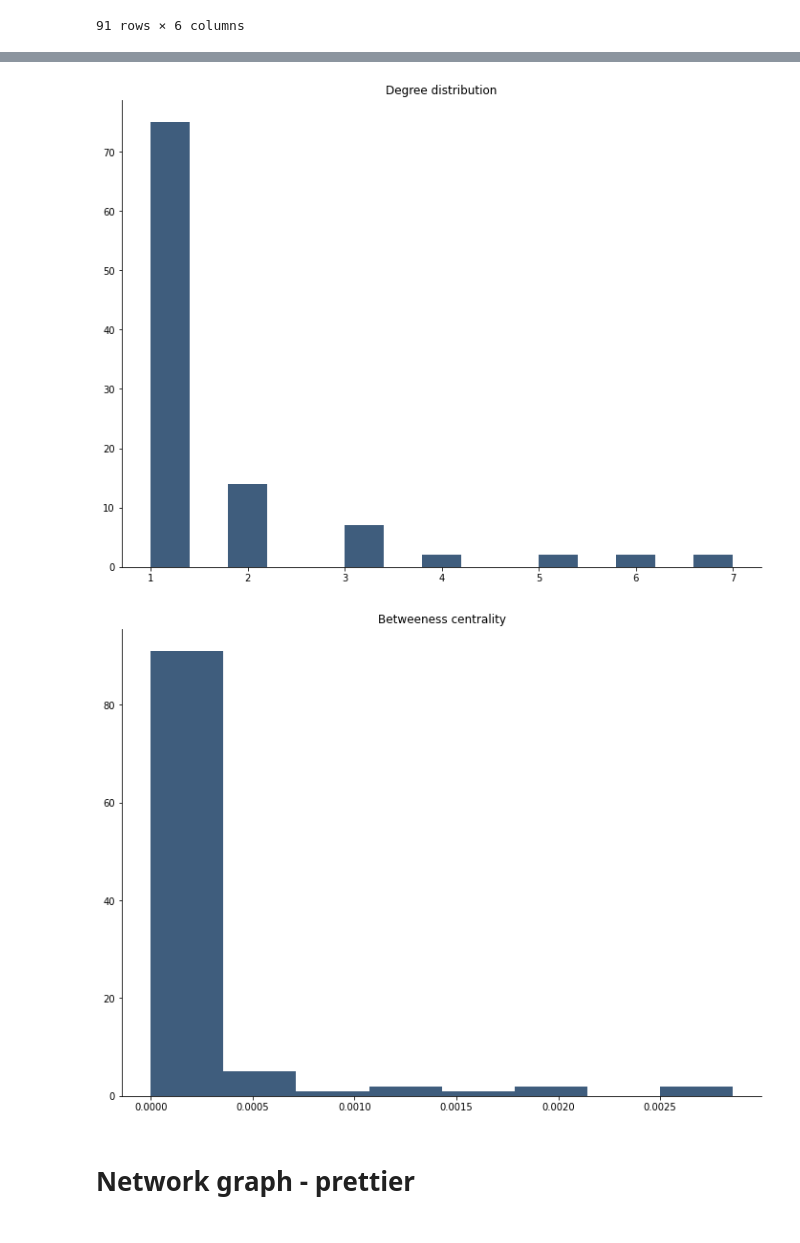
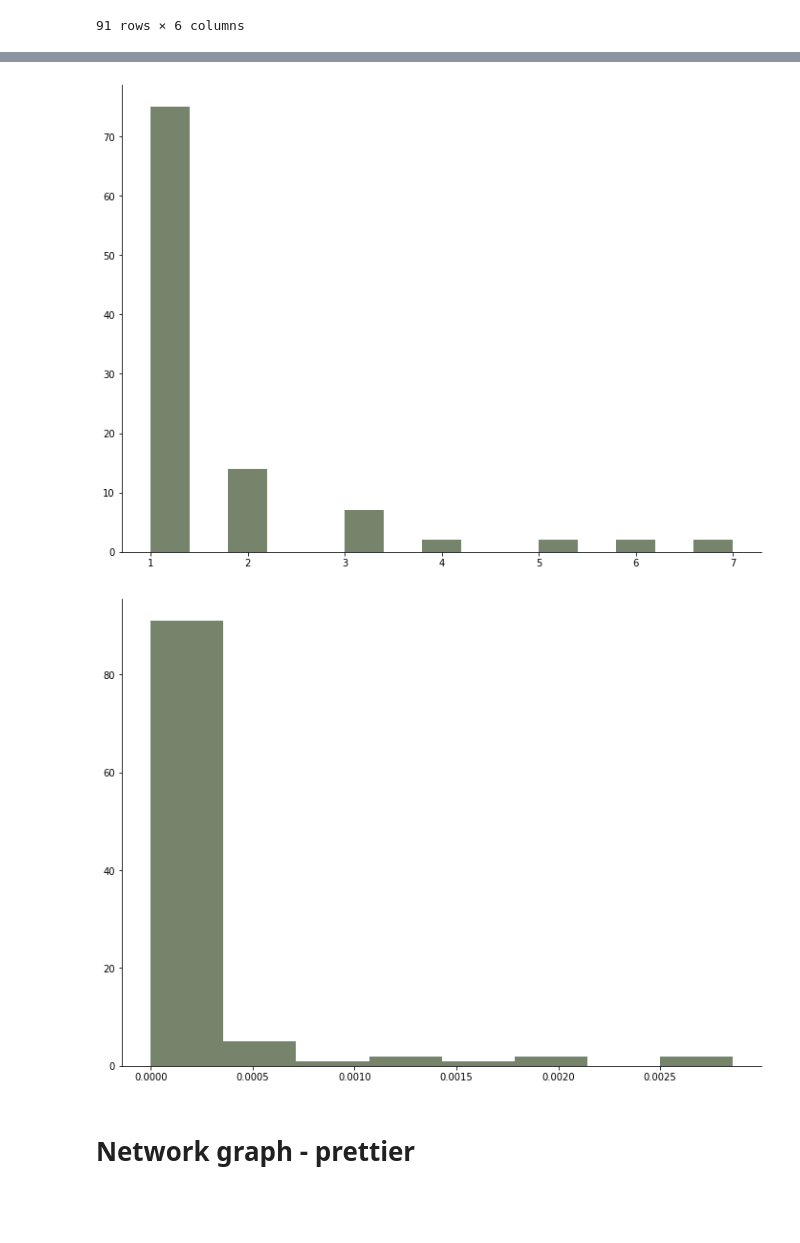
Before and after one commit to rkoprik/txs_graph, a Jupyter notebook: SoChain.ipynb, the cells around one changed output, grey strips where cells are left out. Saved outputs shown, nothing was run; the diff lists cells and outputs as text; code cells hidden in the pictures.

```diff
--- a/SoChain.ipynb
+++ b/SoChain.ipynb
@@ -8,4 +10,9 @@ https://chain.so/
 # %%
+#####################
+###### BITCOIN ######
+#####################
+
+
 # import packages
 import requests
 import tabulate
@@ -22,7 +29,7 @@ import datetime
 block_range = list(range(683093, 683200))
 
 r1 = 0
-r2 = 4
+r2 = 10
 size_block = range(r1, r2)
 
 # transaction info
@@ -126,6 +133,7 @@ df['date_form'] = date_form
 df = df.drop(columns = 'date')
 df = df.rename(columns = {'date_form': 'date'}, inplace = False)
 
+df.to_csv("BTC_df.csv")
 df
 # %% [output]
 A value is trying to be set on a copy of a slice from a DataFrame.
@@ -576,35 +606,31 @@ ax.spines["top"].set_visible(False) # Remove plot frame line on the top
 ax.spines["right"].set_visible(False) # Remove plot frame line on the right
 ax.get_xaxis().tick_bottom()  # Remove ticks on the bottom
 ax.get_yaxis().tick_left()  # Remove the ticks on the left
-ax.set_title("Degree distribution") # title
-
-ax.hist(degs, color="#3F5D7D", bins='auto');
+ax.hist(degs, color="#75846b", bins='auto');
 
 plt.savefig('degree_dist.png', dpi = 300, transparent=True)
   # only very few vertices with high degrees, and many with relatively small degrees
   # -- a typical results for social networks. In such cases, we say that the degree
   # distribution is heavy tailed.
 # %% [output]
-[figure, old version]
+[figure, new version]
 # %%
 # Betweeness Centrality
   # a vertex is important when it connects two large communities, which would
   # remain unconnected if the vertex was not there.
 
 between_centralities = nx.betweenness_centrality(g).values()
 
 fig, ax = plt.subplots(figsize=(12, 9))
 ax.spines["top"].set_visible(False) # Remove plot frame line on the top
 ax.spines["right"].set_visible(False) # Remove plot frame line on the right
 ax.get_xaxis().tick_bottom()  # Remove ticks on the bottom
 ax.get_yaxis().tick_left()  # Remove the ticks on the left
-ax.set_title("Betweeness centrality")
-
-ax.hist(between_centralities, color="#3F5D7D", bins='auto');
+ax.hist(between_centralities, color="#75846b", bins='auto');
 
 plt.savefig('betweeness.png', dpi = 300, transparent=True)
 # %% [output]
-[figure, old version]
+[figure, new version]
 # %%
 # Get information on the vertex level
 
```
Also changed, not shown: parts of 56 cells of this notebook.
